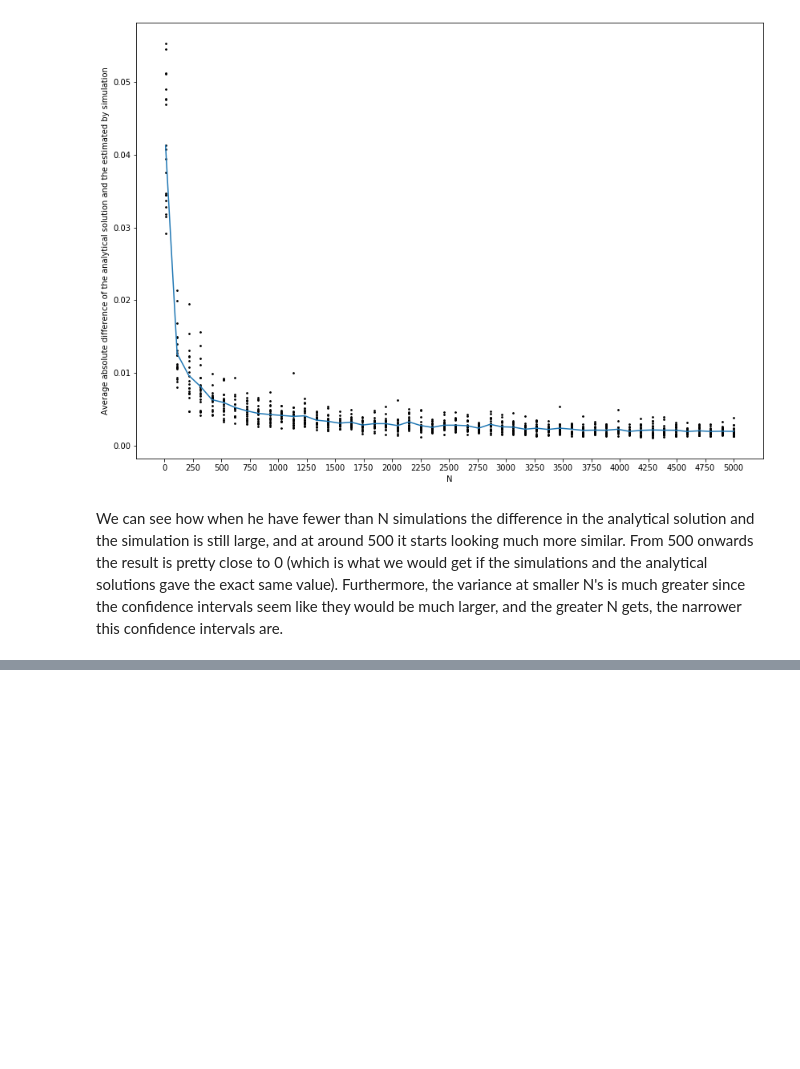
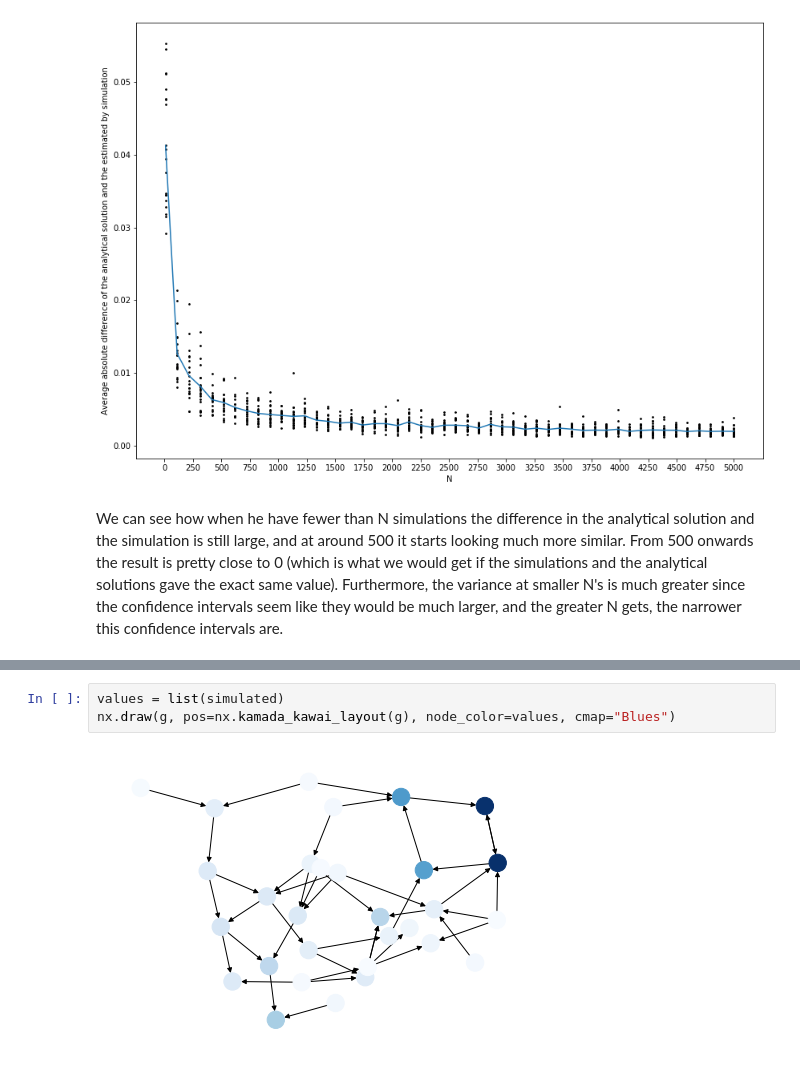
Before and after one commit to jccf12/cs166, a Jupyter notebook: jupyter_notebooks/8.2 PageRank.ipynb, the cells around one changed output, grey strips where cells are left out. Cells and saved outputs as stored; diff of their text form; blank space fills up the shorter version.

```diff
--- a/jupyter_notebooks/8.2 PageRank.ipynb
+++ b/jupyter_notebooks/8.2 PageRank.ipynb
@@ -70,0 +76,5 @@ We can see how when he have fewer than N simulations the difference in the analy
+# %%
+values = list(simulated)
+nx.draw(g, pos=nx.kamada_kawai_layout(g), node_color=values, cmap="Blues")
+# %% [output]
+[figure, added]
```
Also changed, not shown: parts of 1 cell of this notebook.
